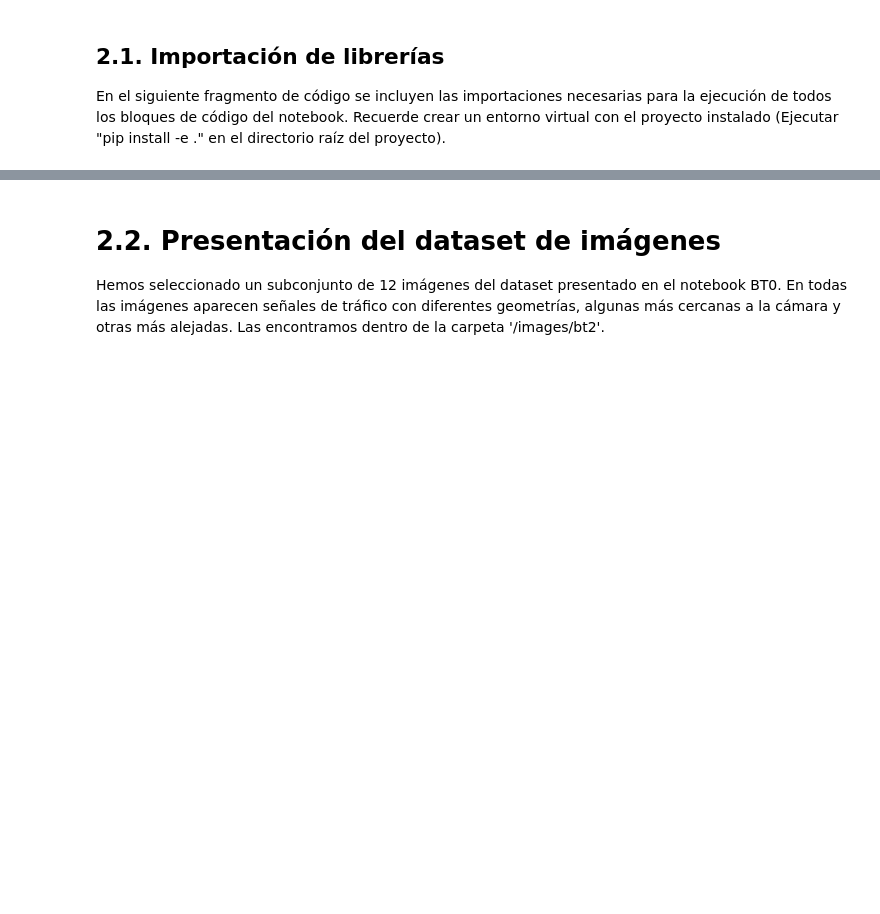
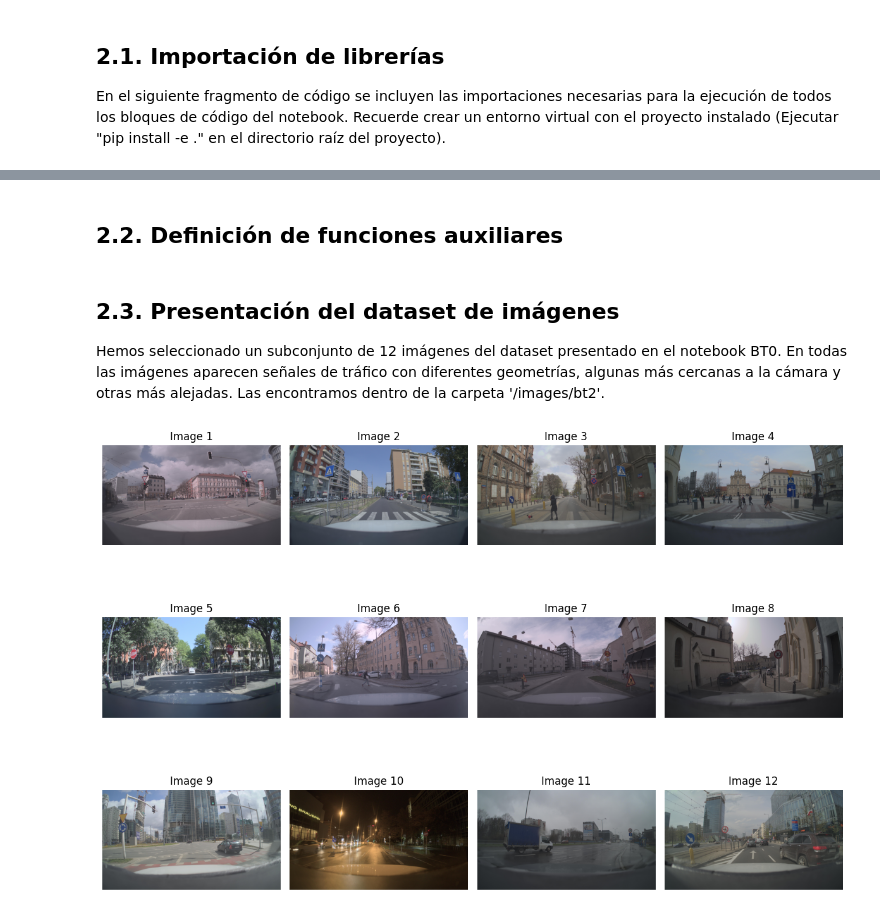
Before and after one commit to oscarveral/vision, a Jupyter notebook: notebooks/BT2.ipynb, the cells around one changed output, grey strips where cells are left out. Drawn from its saved outputs; the diff is of its cells as text; code cells hidden in the pictures; blank space fills up the shorter version.

```diff
--- a/notebooks/BT2.ipynb
+++ b/notebooks/BT2.ipynb
@@ -74,19 +74,35 @@ Error:
+# %% [markdown]
+## 2.2. Definición de funciones auxiliares
+# %%
+# Función para cargar las imágenes desde el directorio especificado
+def load_images(images_path='images/bt2'):
+    images = []
+    # Abrimos el directorio y lo recorremos
+    for filename in os.listdir(images_path):
+        if filename.endswith('.jpg'):
+            img = cv.imread(os.path.join(images_path, filename), cv.IMREAD_COLOR)
+            if img is not None:
+                images.append(img)
+    return images
+
+# Función para mostrar las imágenes en una cuadrícula
+def plot_images(images, names, grid_shape=(3, 4)):
+    fig, axes = plt.subplots(*grid_shape, figsize=(12, 9))
+    for i, ax in enumerate(axes.flat):
+        if i < len(images):
+            ax.imshow(cv.cvtColor(images[i], cv.COLOR_BGR2RGB))
+            ax.set_title(names[i])
+        ax.axis('off')
+    plt.tight_layout()
+    plt.show()
 # %% [markdown]
-# 2.2. Presentación del dataset de imágenes
+## 2.3. Presentación del dataset de imágenes
 
 Hemos seleccionado un subconjunto de 12 imágenes del dataset presentado en el notebook BT0. En todas las imágenes aparecen señales de tráfico con diferentes geometrías, algunas más cercanas a la cámara y otras más alejadas. Las encontramos dentro de la carpeta '/images/bt2'.
 # %%
 # Cargamos las 12 imágenes de ./images/bt2'
-
-def load_images():
-    images = []
-    images_path = 'images/bt2'
-    # Abrimos el directorio y lo recorremos
-    for filename in os.listdir(images_path):
-        if filename.endswith('.png'):
-            img = cv.imread(os.path.join(images_path, filename), cv.IMREAD_GRAYSCALE)
-            if img is not None:
-                images.append(img)
-    return images
-
-images = load_images()
+images = load_images('./images/bt2')
+i_names = [f'Image {i+1}' for i in range(len(images))]
+plot_images(images, i_names)
+# %% [output]
+[figure, added]
```
Also changed, not shown: parts of 2 cells of this notebook.
